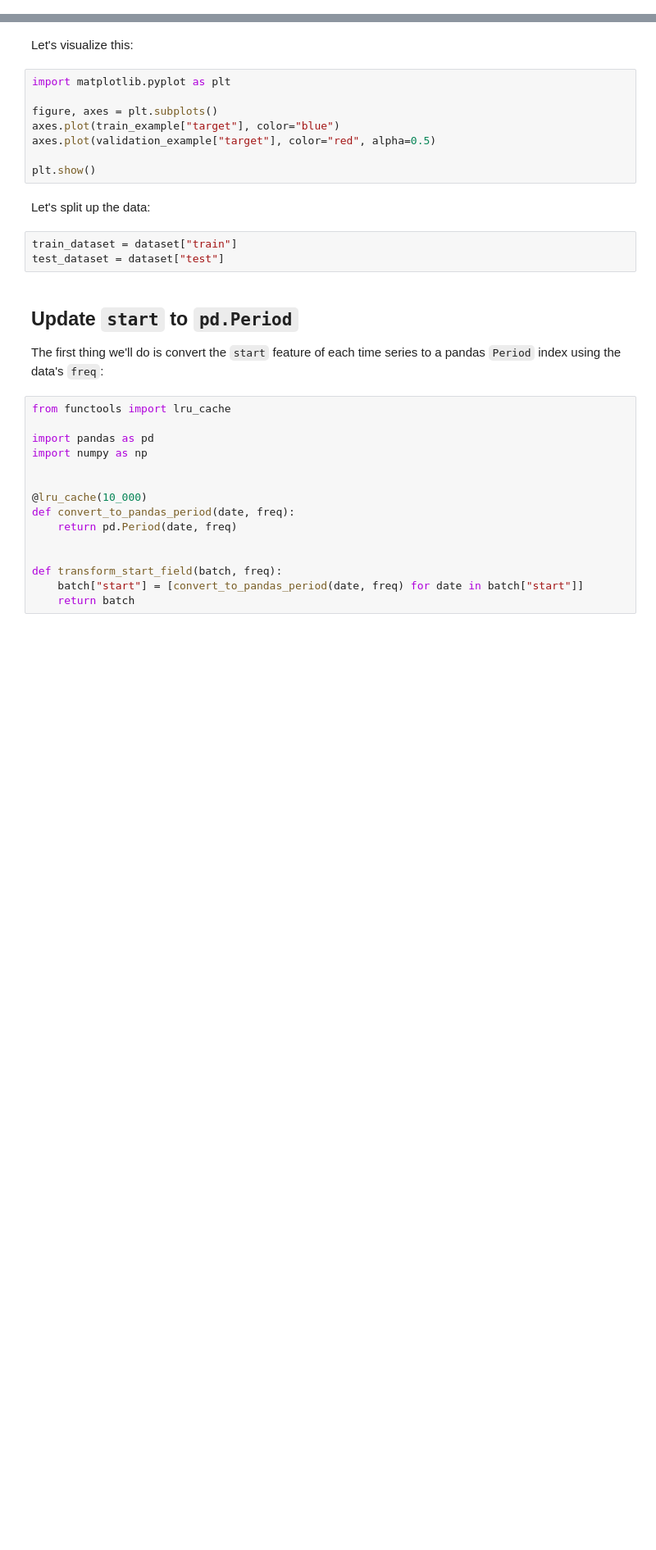
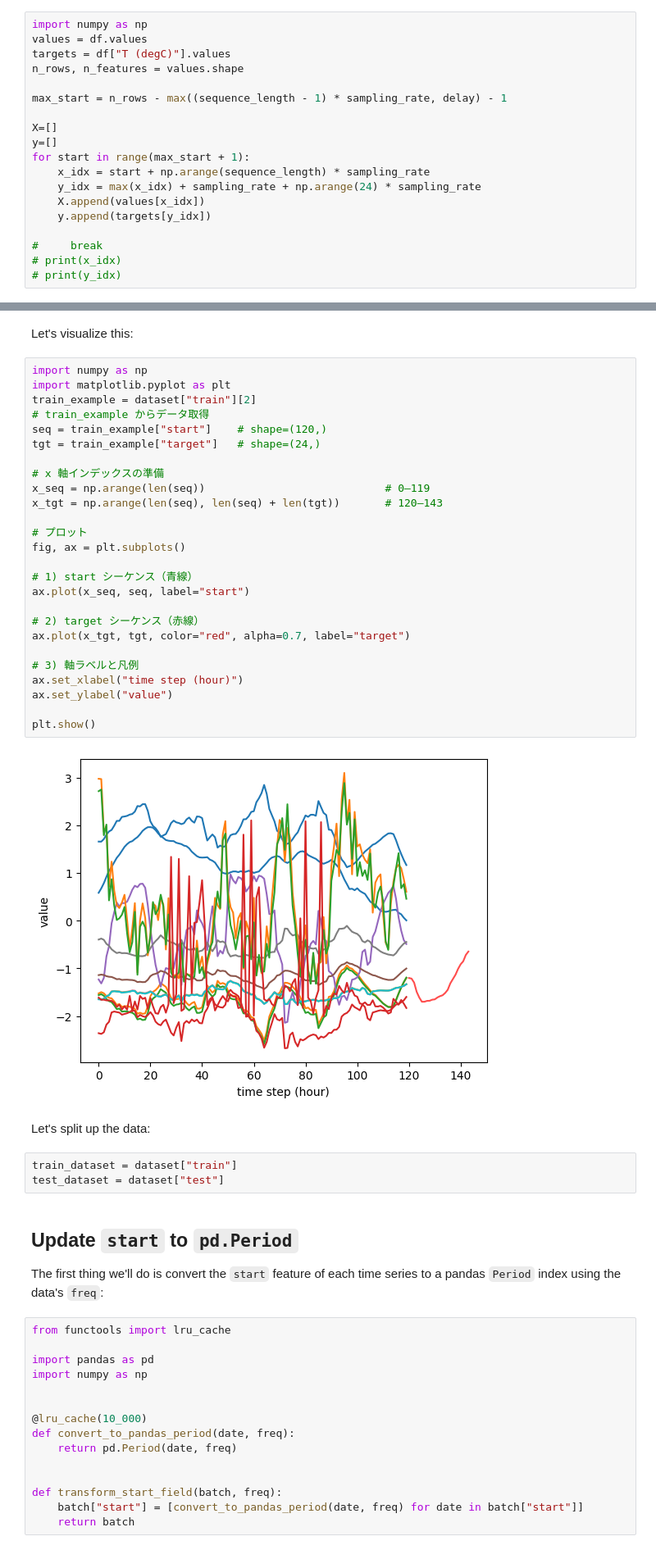
Before and after one commit to c7h2y/timeseries, a Jupyter notebook: time-series-transformers.ipynb, the cells around one changed output, grey strips where cells are left out. Shown at 82% size. Saved outputs shown, nothing was run; the diff lists cells and outputs as text; blank space fills up the shorter version.

```diff
--- a/time-series-transformers.ipynb
+++ b/time-series-transformers.ipynb
@@ -129,0 +157,19 @@ print(f"Test:      X_test  = {X_test.shape},  y_test  = {y_test.shape}")
+# %%
+import numpy as np
+values = df.values
+targets = df["T (degC)"].values
+n_rows, n_features = values.shape
+
+max_start = n_rows - max((sequence_length - 1) * sampling_rate, delay) - 1
+
+X=[]
+y=[]
+for start in range(max_start + 1):
+    x_idx = start + np.arange(sequence_length) * sampling_rate
+    y_idx = max(x_idx) + sampling_rate + np.arange(24) * sampling_rate
+    X.append(values[x_idx])
+    y.append(targets[y_idx])
+
+#     break
+# print(x_idx)
+# print(y_idx)
@@ -181,13 +321,33 @@ assert len(train_example["target"]) + prediction_length == len(
 # %% [markdown]
 Let's visualize this:
 # %%
+import numpy as np
 import matplotlib.pyplot as plt
+train_example = dataset["train"][2]
+# train_example からデータ取得
+seq = train_example["start"]    # shape=(120,)
+tgt = train_example["target"]   # shape=(24,)
 
-figure, axes = plt.subplots()
-axes.plot(train_example["target"], color="blue")
-axes.plot(validation_example["target"], color="red", alpha=0.5)
+# x 軸インデックスの準備
+x_seq = np.arange(len(seq))                            # 0–119
+x_tgt = np.arange(len(seq), len(seq) + len(tgt))       # 120–143
+
+# プロット
+fig, ax = plt.subplots()
+
+# 1) start シーケンス（青線）
+ax.plot(x_seq, seq, label="start")
+
+# 2) target シーケンス（赤線）
+ax.plot(x_tgt, tgt, color="red", alpha=0.7, label="target")
+
+# 3) 軸ラベルと凡例
+ax.set_xlabel("time step (hour)")
+ax.set_ylabel("value")
 
 plt.show()
+# %% [output]
+[figure, added]
 # %% [markdown]
 Let's split up the data:
 # %%
```
Also changed, not shown: parts of 17 cells of this notebook.
